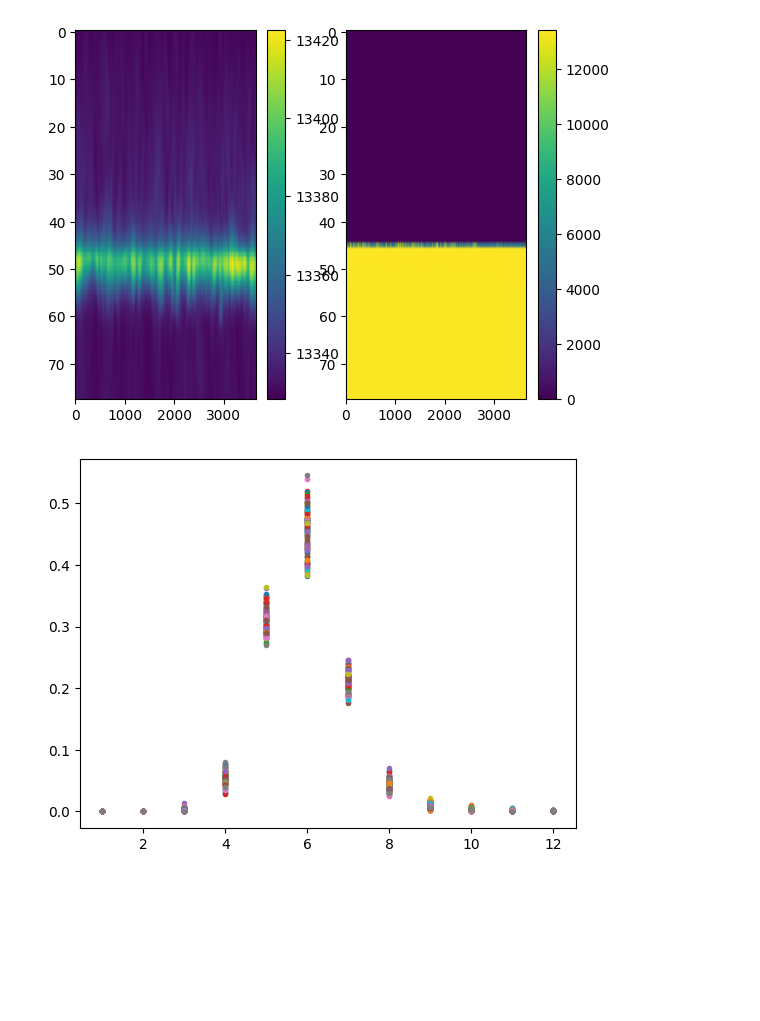
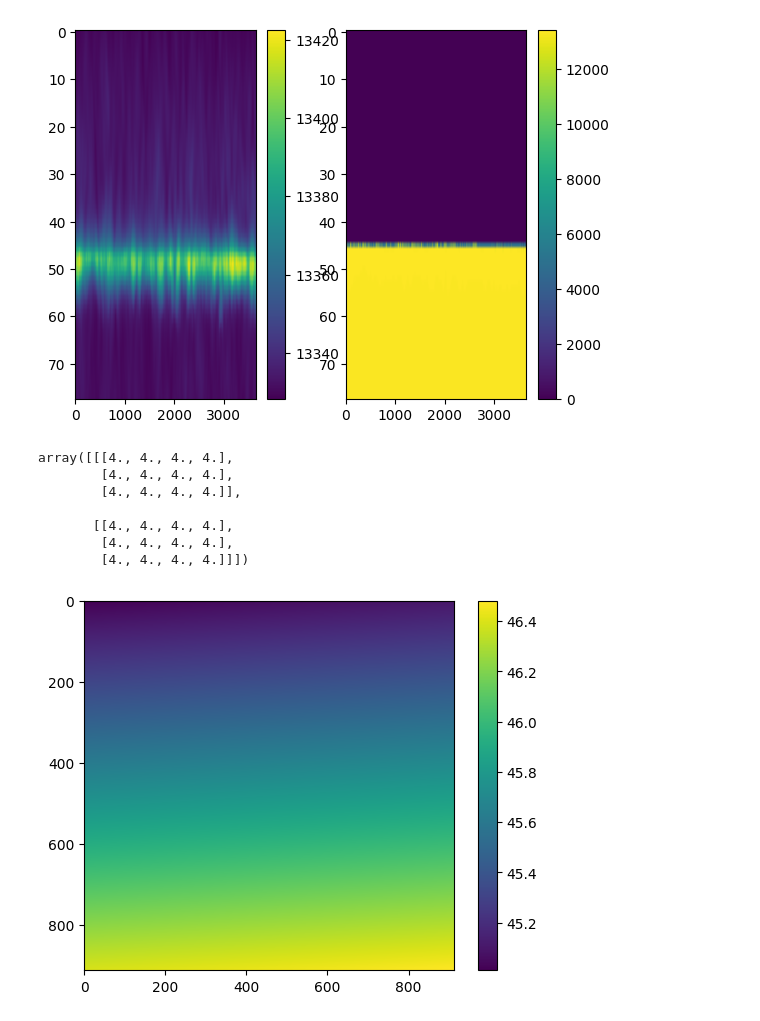
Before and after one commit to siljabl/MDCK-QPI, a Jupyter notebook: code/analysis/notebooks/sketching.ipynb, the cells around one changed output. Saved outputs shown, nothing was run; the diff lists cells and outputs as text; code cells hidden in the pictures; blank space fills up the shorter version.

```diff
--- a/code/analysis/notebooks/sketching.ipynb
+++ b/code/analysis/notebooks/sketching.ipynb
@@ -262,12 +262,23 @@ plt.colorbar()
 # %% [output]
 <matplotlib.colorbar.Colorbar at 0x...>
 [figure]
-# %%
-dataset = "holomonitor_20240301_B1-4"
-dist = np.load(f"data/experimental/processed/{dataset}/neighbours_distribution.npy")
-
-plt.plot(np.arange(1,len(dist.T)+1), dist.T, '.');
-
-# dist[0]
-# %% [output]
-[figure, removed]
+# %%
+z0_plane = np.load("z0_plane.npy")
+
+plt.imshow(z0_plane.reshape(912, 912))
+plt.colorbar()
+
+z0 = 46
+z0_diff = np.min(np.floor(z0_plane)) - z0
+
+a = np.ones([2, 3, 4])
+a + 6 - 3
+# %% [output]
+array([[[4., 4., 4., 4.],
+        [4., 4., 4., 4.],
+        [4., 4., 4., 4.]],
+
+       [[4., 4., 4., 4.],
+        [4., 4., 4., 4.],
+        [4., 4., 4., 4.]]])
+[figure, added]
```
Also changed, not shown: 5 other files.
